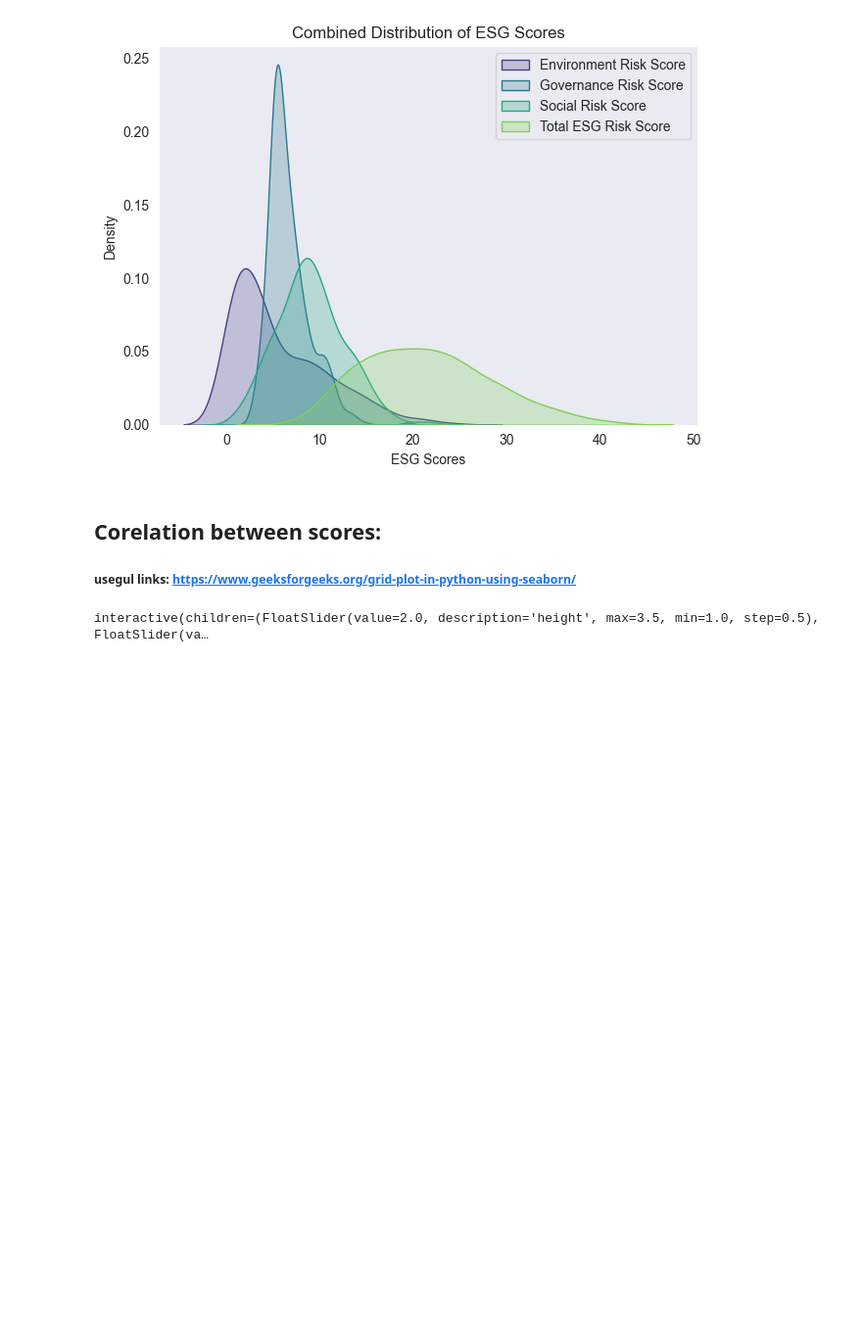
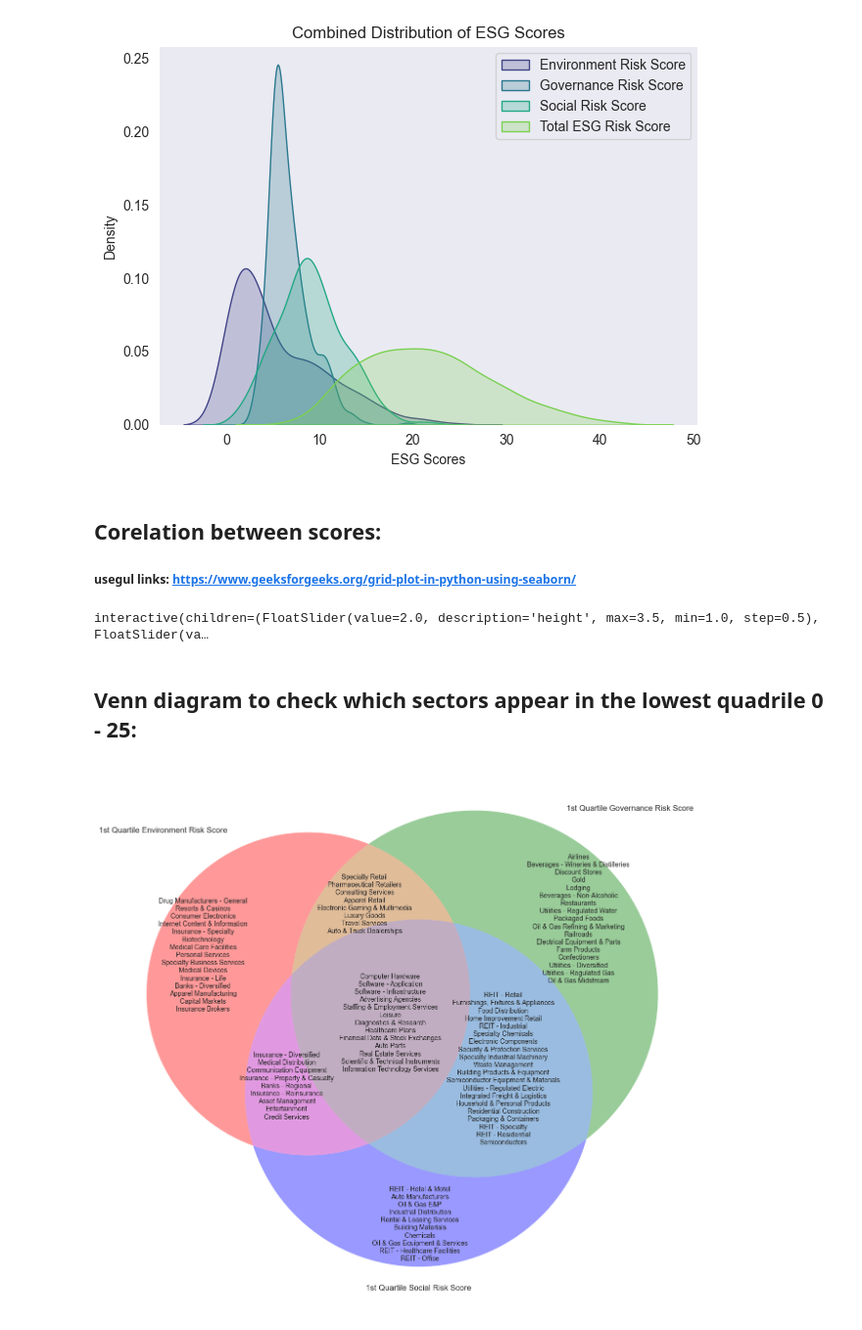
Before and after one commit to AnnaMrowca/ESG_Analysis, a Jupyter notebook: SP_500_ESG_Risk_Analysis.ipynb, the cells around one changed output. Shown at 98% size. Cells and saved outputs as stored; diff of their text form; code cells hidden in the pictures; blank space fills up the shorter version.

Commit message:
add venn diagram for specific sector

```diff
--- a/SP_500_ESG_Risk_Analysis.ipynb
+++ b/SP_500_ESG_Risk_Analysis.ipynb
@@ -249,3 +249,39 @@ def size_widget(height, aspect):
 interactive(size_widget, height=(1, 3.5, 0.5), aspect=(0.5, 2, 0.25))
 # %% [output]
 interactive(children=(FloatSlider(value=2.0, description='height', max=3.5, min=1.0, step=0.5), FloatSlider(va…
+# %% [markdown]
+## Venn diagram to check which sectors appear in the lowest quadrile 0 - 25:
+# %%
+dataset = dataset.copy()
+
+dataset['Industry'] = dataset['Industry'].str.strip()
+
+quartile_columns = {
+    'Environment Risk Score': 'Quartile Environment Risk Score',
+    'Governance Risk Score': 'Quartile Governance Risk Score',
+    'Social Risk Score': 'Quartile Social Risk Score'
+}
+
+for score_col, quartile_col in quartile_columns.items():
+    dataset[quartile_col] = pd.qcut(dataset[score_col], q=4, labels=[1, 2, 3, 4])
+
+set_1 = set(dataset.loc[dataset['Quartile Environment Risk Score'] == 1, 'Industry'])
+set_2 = set(dataset.loc[dataset['Quartile Governance Risk Score'] == 1, 'Industry'])
+set_3 = set(dataset.loc[dataset['Quartile Social Risk Score'] == 1, 'Industry'])
+
+plt.figure(figsize=(16, 16))
+
+venn = venn3([set_1, set_2, set_3], ('1st Quartile Environment Risk Score', '1st Quartile Governance Risk Score', '1st Quartile Social Risk Score'))
+
+# Customize labels to ensure proper display
+venn.get_label_by_id('100').set_text('\n'.join(set_1 - set_2 - set_3))
+venn.get_label_by_id('010').set_text('\n'.join(set_2 - set_1 - set_3))
+venn.get_label_by_id('001').set_text('\n'.join(set_3 - set_1 - set_2))
+venn.get_label_by_id('110').set_text('\n'.join((set_1 & set_2) - set_3))
+venn.get_label_by_id('101').set_text('\n'.join((set_1 & set_3) - set_2))
+venn.get_label_by_id('011').set_text('\n'.join((set_2 & set_3) - set_1))
+venn.get_label_by_id('111').set_text('\n'.join(set_1 & set_2 & set_3))
+
+plt.show()
+# %% [output]
+[figure, added]
```
Also changed, not shown: parts of 5 cells of this notebook.
